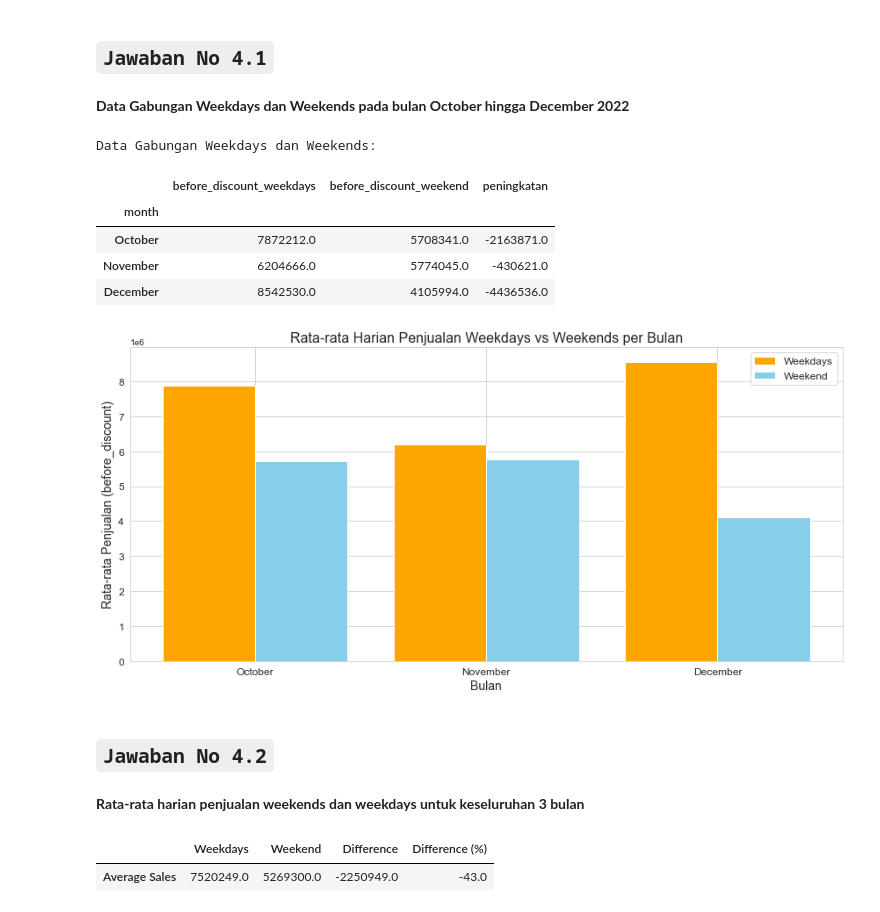
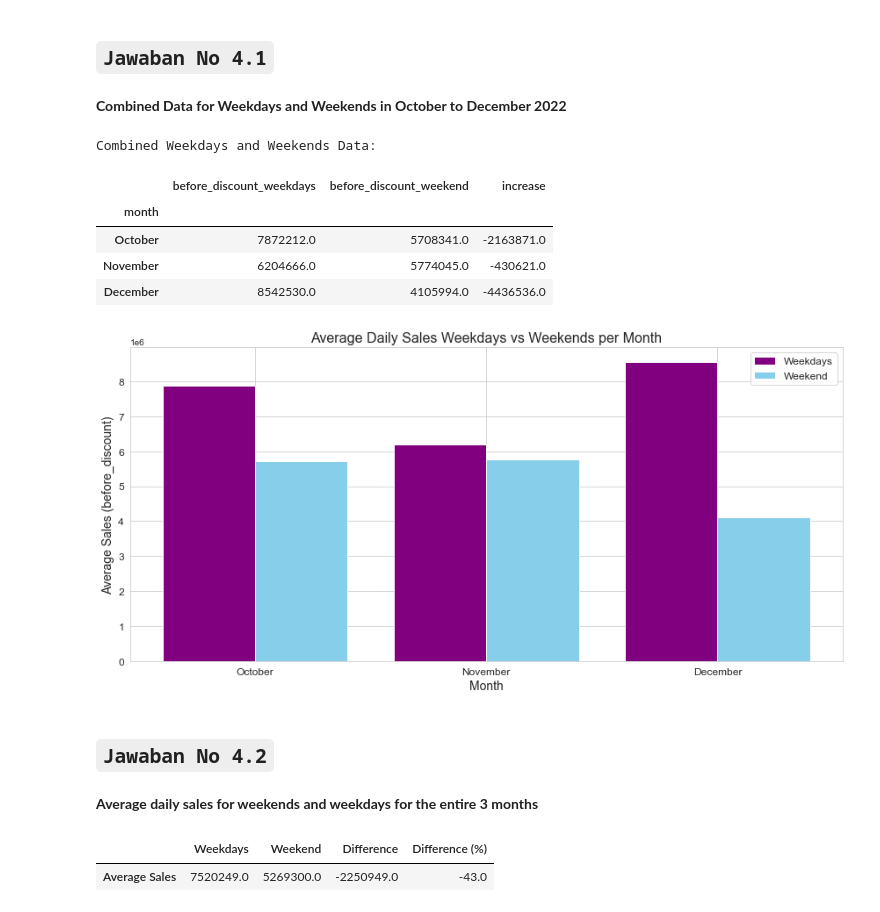
Before and after one commit to SefticoFIB/myskill, a Jupyter notebook: Python_Exercise.ipynb, the cells around one changed output. Cells and saved outputs as stored; diff of their text form; code cells hidden in the pictures.

```diff
--- a/Python_Exercise.ipynb
+++ b/Python_Exercise.ipynb
@@ -154,8 +154,9 @@ category            object
 registered_date     object
 dtype: object
 # %%
-#Mengubah tipe data agar mudah dilakukan pengolahan data
-df = df.astype({"before_discount":'int', "discount_amount":'int', "after_discount":'int',"base_price":'int'})
+#Changing data types for easier data processing
+df = df.astype({"before_discount":'int', "discount_amount":'int',\
+    "after_discount":'int',"base_price":'int'})
 df.dtypes
 # %% [output]
 id                 object
@@ -541,80 +545,81 @@ Regards
 # %% [markdown]
 ## `Jawaban No 4.1`
 # %% [markdown]
-**Data Gabungan Weekdays dan Weekends pada bulan October hingga December 2022**
+**Combined Data for Weekdays and Weekends in October to December 2022**
 # %%
-# Buatlah kolom baru untuk day, month, dan month number
+# Create new columns for day, month, and month number
 df['day'] = df['order_date'].dt.day_name()
 df['month'] = df['order_date'].dt.month_name()
 df['month_number'] = df['order_date'].dt.month
 
-# Memfilter data dengan valid = 1
+# Filter data with valid = 1
 valid_data = df[(df['is_valid'] == 1) & (df['order_date'].dt.year == 2022)]
 
-# Memfilter data dengan transaksi pada bulan Oktober hingga Desember 2022
+# Filter data for transactions in October to December 2022
 filtered_data = valid_data[(valid_data['month_number'] >= 10) & (valid_data['month_number'] <= 12)]
 
-# Memfilter data weekends (Sabtu dan Minggu)
+# Filter weekend data (Saturday and Sunday)
 weekend = filtered_data[filtered_data['day'].isin(['Saturday', 'Sunday'])]
 
-# Memfilter data weekdays (Senin-Jumat)
+# Filter weekday data (Monday-Friday)
 weekdays = filtered_data[(~filtered_data['day'].isin(['Saturday', 'Sunday']))]
 
-# Hitung total dan rata-rata harian penjualan weekends dan weekdays per bulan
-sales_weekend = weekend.groupby(['order_date', 'month', 'month_number'])['before_discount'].sum().reset_index(name = 'before_discount_weekend')
-sales_weekdays = weekdays.groupby(['order_date', 'month', 'month_number'])['before_discount'].sum().reset_index(name = 'before_discount_weekdays')
+# Calculate total and average daily sales for weekends and weekdays per month
+sales_weekend = weekend.groupby(['order_date', 'month', 'month_number'])['before_discount'].sum().reset_index(name='before_discount_weekend')
+sales_weekdays = weekdays.groupby(['order_date', 'month', 'month_number'])['before_discount'].sum().reset_index(name='before_discount_weekdays')
 
 average_sales_weekend = sales_weekend.groupby(['month_number', 'month']).before_discount_weekend.mean().round()
 average_sales_weekdays = sales_weekdays.groupby(['month_number', 'month']).before_discount_weekdays.mean().round()
 
-# Gabungkan data weekends dan weekdays
+# Merge weekend and weekday data
 merged_data = pd.merge(average_sales_weekdays, average_sales_weekend, on='month')
 
-# Hitung kolom peningkatan
-merged_data['peningkatan'] = merged_data['before_discount_weekend'] - merged_data['before_discount_weekdays']
+# Calculate the increase column
+merged_data['increase'] = merged_data['before_discount_weekend'] - merged_data['before_discount_weekdays']
 
-# Tampilkan hasil
-print("Data Gabungan Weekdays dan Weekends:")
+# Display the results
+print("Combined Weekdays and Weekends Data:")
 merged_data
 # %% [output]
-Data Gabungan Weekdays dan Weekends:
+Combined Weekdays and Weekends Data:
-|  | before_discount_weekdays | before_discount_weekend | peningkatan |
+|  | before_discount_weekdays | before_discount_weekend | increase |
 | month |  |  |  |
 | October | 7872212.0 | 5708341.0 | -2163871.0 |
 | November | 6204666.0 | 5774045.0 | -430621.0 |
 | December | 8542530.0 | 4105994.0 | -4436536.0 |
 # %%
 import seaborn as sns
+import matplotlib.pyplot as plt
 
-# Set style seaborn
+# Set seaborn style
 sns.set_style("whitegrid")
 
-# Reset indeks merged_data
+# Reset the index of merged_data
 merged_data.reset_index(inplace=True)
 
-# Plot rata-rata harian penjualan weekdays dan weekends per bulan
+# Plot the average daily sales for weekdays and weekends per month
 plt.figure(figsize=(12, 6))
 
-# Plot bar untuk weekdays
-plt.bar(merged_data.index - 0.2, merged_data['before_discount_weekdays'], width=0.4, color='orange', label='Weekdays')
+# Plot bars for weekdays
+plt.bar(merged_data.index - 0.2, merged_data['before_discount_weekdays'], width=0.4, color='Purple', label='Weekdays')
 
-# Plot bar untuk weekends
+# Plot bars for weekends
 plt.bar(merged_data.index + 0.2, merged_data['before_discount_weekend'], width=0.4, color='skyblue', label='Weekend')
 
-plt.title('Rata-rata Harian Penjualan Weekdays vs Weekends per Bulan', fontsize=16)
-plt.xlabel('Bulan', fontsize=14)
-plt.ylabel('Rata-rata Penjualan (before_discount)', fontsize=14)
-plt.xticks(merged_data.index, merged_data['month'], fontsize=12)  # Gunakan index dan label bulan
+plt.title('Average Daily Sales Weekdays vs Weekends per Month', fontsize=16)
+plt.xlabel('Month', fontsize=14)
+plt.ylabel('Average Sales (before_discount)', fontsize=14)
+plt.xticks(merged_data.index, merged_data['month'], fontsize=12)  # Use index and month label
 plt.yticks(fontsize=12)
 plt.legend(fontsize=12)
 plt.tight_layout()
 
-# Tampilkan plot
+# Show the plot
 plt.show()
 # %% [output]
-[figure, old version]
+[figure, new version]
 # %% [markdown]
 ## `Jawaban No 4.2`
-# %% [markdown]
-**Rata-rata harian penjualan weekends dan weekdays untuk keseluruhan 3 bulan**
+# %% [markdown]
+**Average daily sales for weekends and weekdays for the entire 3 months**
 # %%
```
Also changed, not shown: parts of 20 cells of this notebook.
